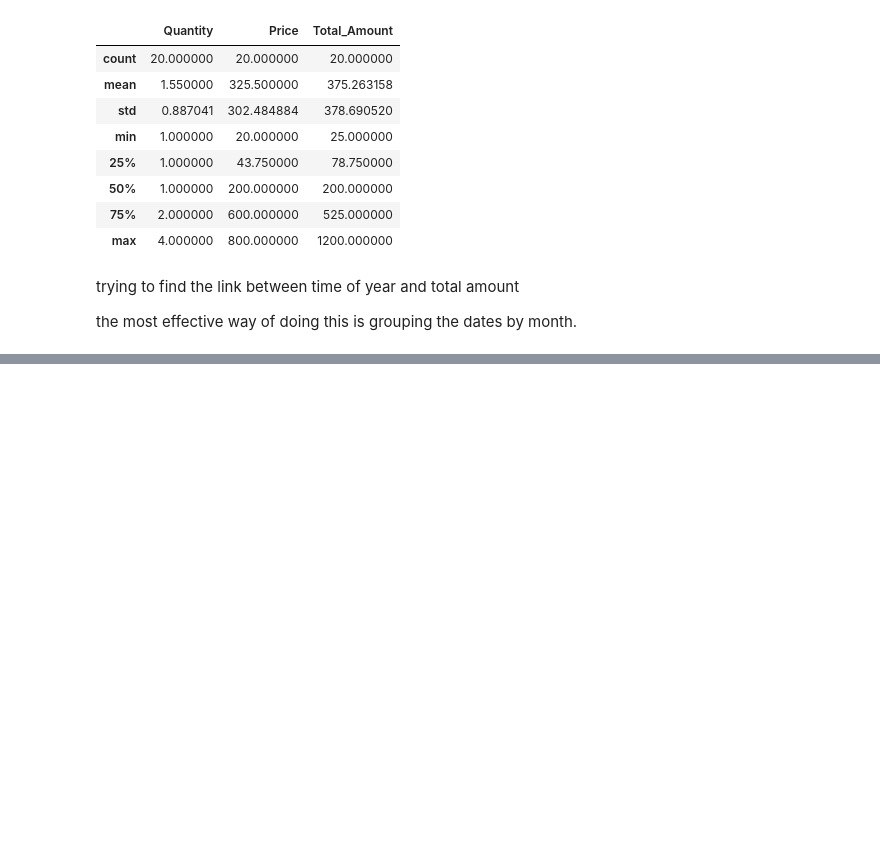
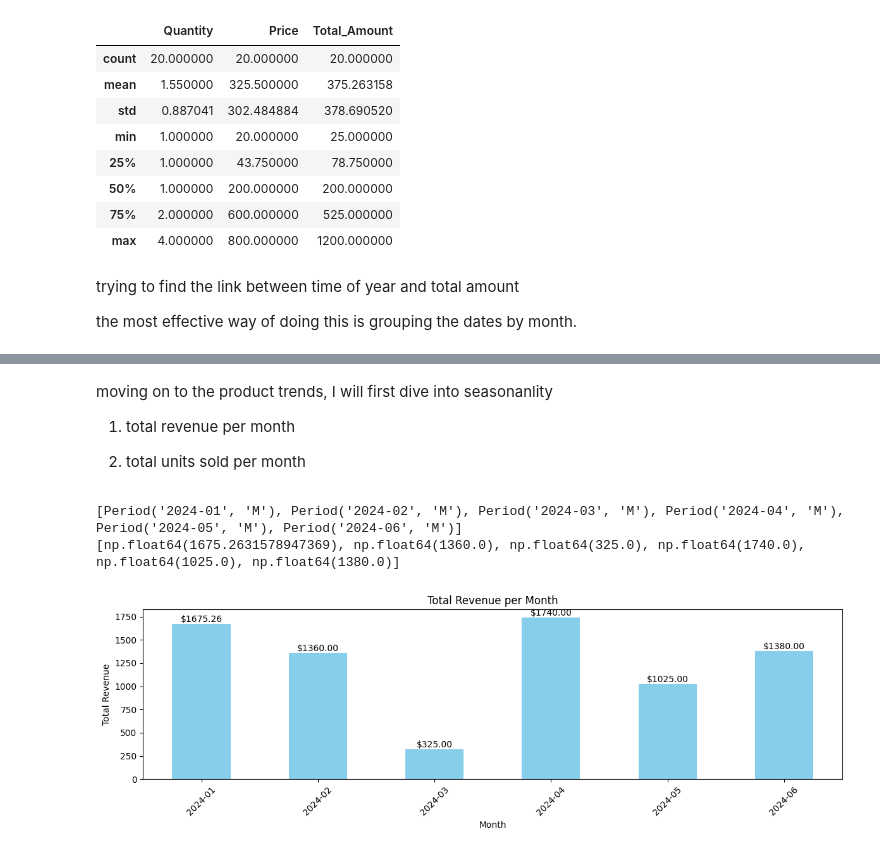
Before and after one commit to tahae02/Week-1-Data-Analysis-Internship-Uptrail, a Jupyter notebook: Week_1_Data_Analysis_for_Business_Insights.ipynb, the cells around one changed output, grey strips where cells are left out. Saved outputs shown, nothing was run; the diff lists cells and outputs as text; code cells hidden in the pictures; blank space fills up the shorter version.

```diff
--- a/Week_1_Data_Analysis_for_Business_Insights.ipynb
+++ b/Week_1_Data_Analysis_for_Business_Insights.ipynb
@@ -189,0 +252,31 @@ df_cleaned.head()
+# %% [markdown]
+moving on to the product trends, I will first dive into seasonanlity
+
+1) total revenue per month
+
+2) total units sold per month
+# %%
+# 1
+total_revenue_per_month = df_cleaned.groupby('Month')['Total_Amount'].sum()
+
+date_list=list(total_revenue_per_month.index) # gets the list of dates, used to add text to the bar chart with total amounts
+print(date_list)
+total_amount_list=list(total_revenue_per_month.values) # gets the list of total amounts independant of the dates, used to add text to the bar chart with total amounts
+print(total_amount_list)
+
+plt.figure(figsize=(12, 4))
+total_revenue_per_month.plot(kind='bar', color='skyblue')
+
+for i in range(len(date_list)):
+    plt.text(i, total_amount_list[i], f'${total_amount_list[i]:.2f}', ha='center', va='bottom')
+
+plt.title('Total Revenue per Month')
+plt.xlabel('Month')
+plt.ylabel('Total Revenue')
+plt.xticks(rotation=45)
+plt.tight_layout()
+plt.show()
+# %% [output]
+[Period('2024-01', 'M'), Period('2024-02', 'M'), Period('2024-03', 'M'), Period('2024-04', 'M'), Period('2024-05', 'M'), Period('2024-06', 'M')]
+[np.float64(1675.2631578947369), np.float64(1360.0), np.float64(325.0), np.float64(1740.0), np.float64(1025.0), np.float64(1380.0)]
+[figure, added]
```
Also changed, not shown: parts of 15 cells of this notebook.
